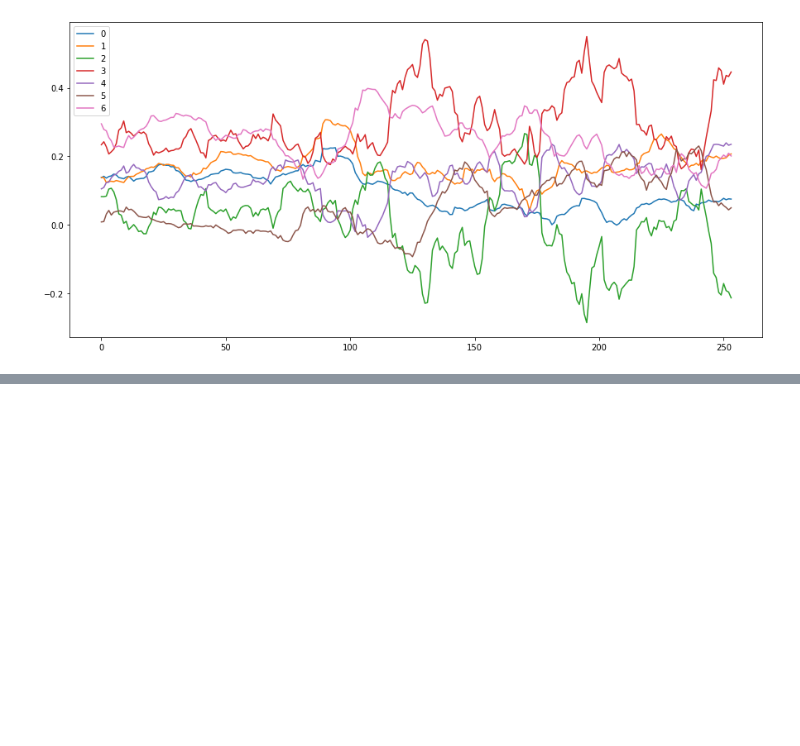
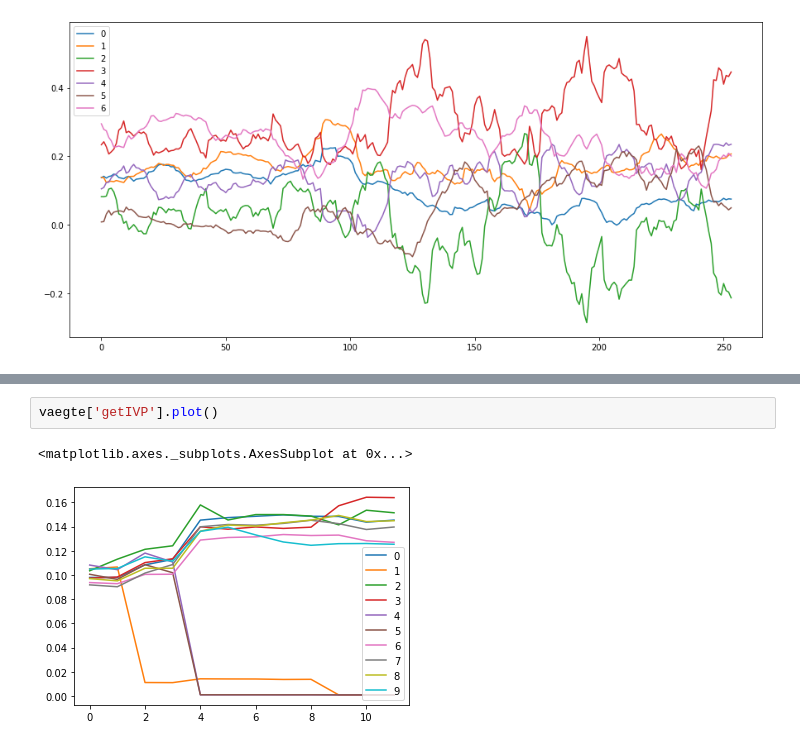
Before and after one commit to Buschardt/Bachelor_Projekt, a Jupyter notebook: Bachelor Projekt Kode.ipynb, the cells around one changed output, grey strips where cells are left out. Drawn from its saved outputs; the diff is of its cells as text; blank space fills up the shorter version.

```diff
--- a/Bachelor Projekt Kode.ipynb
+++ b/Bachelor Projekt Kode.ipynb
@@ -728,0 +840,5 @@ gmv_weights.plot(figsize=(15,7))
+# %%
+vaegte['getIVP'].plot()
+# %% [output]
+<matplotlib.axes._subplots.AxesSubplot at 0x...>
+[figure, added]
```
Also changed, not shown: parts of 15 cells of this notebook, 2 other files.
